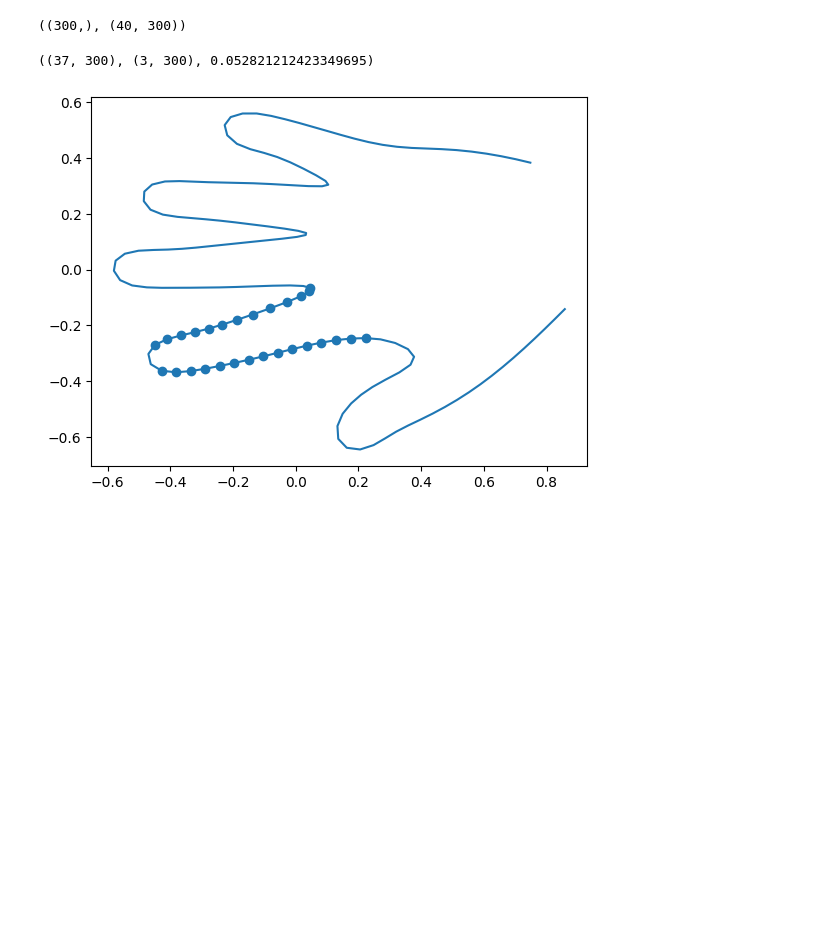
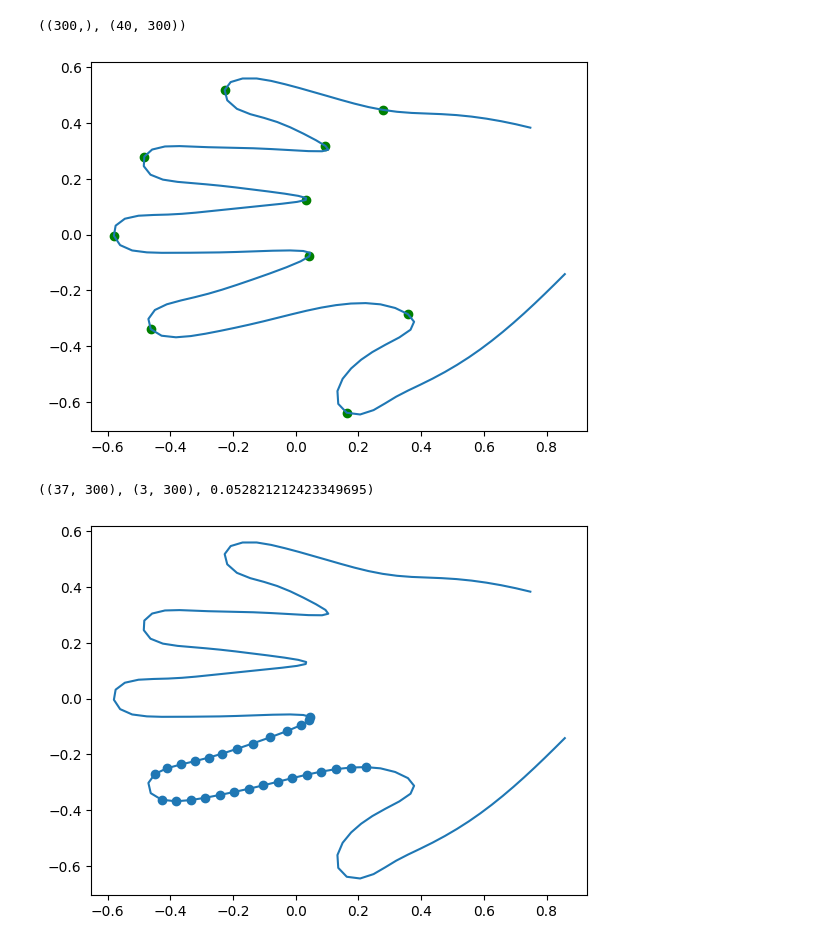
Before and after one commit to Salahidine2002/Statistical_shape_modeling, a Jupyter notebook: Statistical Analysis/Hands_reconstruction/Gaussian_process_hands.ipynb, the cells around one changed output. Cells and saved outputs as stored; diff of their text form; code cells hidden in the pictures; blank space fills up the shorter version.

```diff
--- a/Statistical Analysis/Hands_reconstruction/Gaussian_process_hands.ipynb
+++ b/Statistical Analysis/Hands_reconstruction/Gaussian_process_hands.ipynb
@@ -116,7 +134,7 @@ def plot_hand(Samples, points=[]) :
     for Sample in Samples :
         plt.plot(Sample[:, 0], Sample[:, 1])
         if points :
-            plt.scatter(Sample[points, 0], Sample[points, 1])
+            plt.scatter(Sample[points, 0], Sample[points, 1], c='g')
     plt.show()
 # %%
 filepath = './ssm_datasets/hand/all/shapes'
@@ -141,6 +159,10 @@ normalized_hands -= mean_hand
 mean_hand.shape, normalized_hands.shape
 # %% [output]
 ((300,), (40, 300))
+# %%
+plot_hand([unmake_xy(mean_hand)], [48, 19, 76, 104, 127, 30, 61, 90, 118, 139])
+# %% [output]
+[figure, added]
 # %%
 Train_data, Test_data = normalized_hands[:-3, :], normalized_hands[-3:, :]
 Train_data.shape, Test_data.shape, np.std(Train_data)
```
Also changed, not shown: parts of 1 cell of this notebook, 5 other files.
